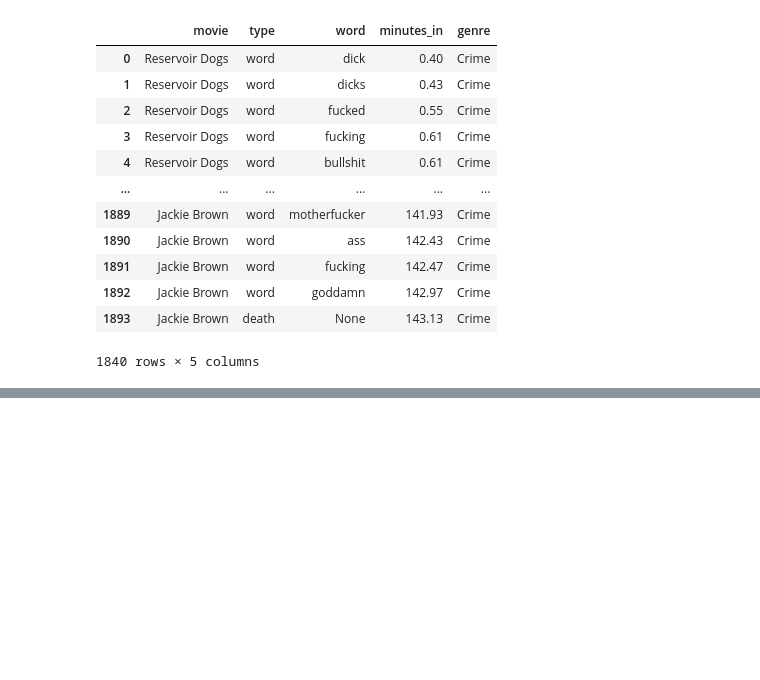
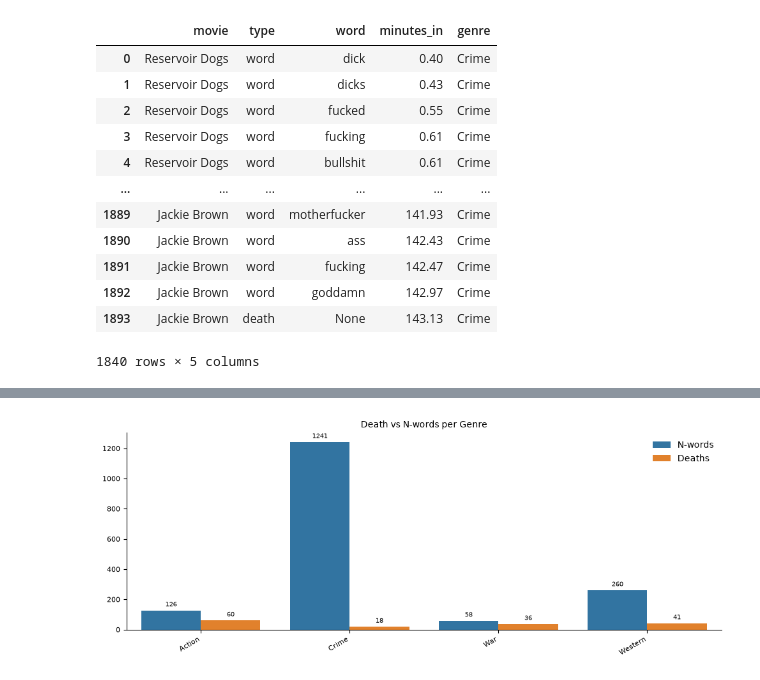
Before and after one commit to LeonardoTerra/Tarantino-Profanity-EDA, a Jupyter notebook: General EDAs/Tarantino F-words Overview.ipynb, the cells around one changed output, grey strips where cells are left out. Saved outputs shown, nothing was run; the diff lists cells and outputs as text; code cells hidden in the pictures; blank space fills up the shorter version.

```diff
--- a/General EDAs/Tarantino F-words Overview.ipynb
+++ b/General EDAs/Tarantino F-words Overview.ipynb
@@ -175,0 +238,32 @@ df
+# %%
+genre_overview = df.groupby(['genre']).agg(
+    word_count=('type',lambda x: (x == 'word').sum()),
+    duration_min=('minutes_in', 'max'),
+    death_count=('type', lambda x: (x == 'death').sum())).reset_index()
+
+genre_overview['wpm'] = (genre_overview['word_count'] / genre_overview['duration_min']).round(2)
+genre_overview['dpm'] = (genre_overview['death_count'] / genre_overview['duration_min']).round(2)
+# %%
+import seaborn as sns
+import matplotlib.pyplot as plt
+
+plot_df_v2 = genre_overview[['genre', 'word_count', 'death_count']].rename(
+    columns={'word_count': 'N-words', 'death_count': 'Deaths'}).melt(id_vars='genre', var_name='type', value_name='count')
+
+fig, ax = plt.subplots(figsize=(10, 4))
+sns.barplot(data=plot_df_v2, x='genre', y='count', hue='type', ax=ax)
+
+for container in ax.containers:
+    ax.bar_label(container, fontsize=7, padding=3)
+
+ax.set_xticklabels(ax.get_xticklabels(), rotation=30, ha='right', fontsize=8)
+ax.tick_params(axis='y', labelsize=8)
+ax.set_title('Death vs N-words per Genre', fontsize=10)
+ax.set_xlabel('')
+ax.set_ylabel('')
+ax.legend(loc='upper right', frameon=False)
+
+sns.despine(left=False, right=True, top=True, bottom=False)
+plt.tight_layout()
+# %% [output]
+[figure, added]
```
Also changed, not shown: parts of 7 cells of this notebook.
